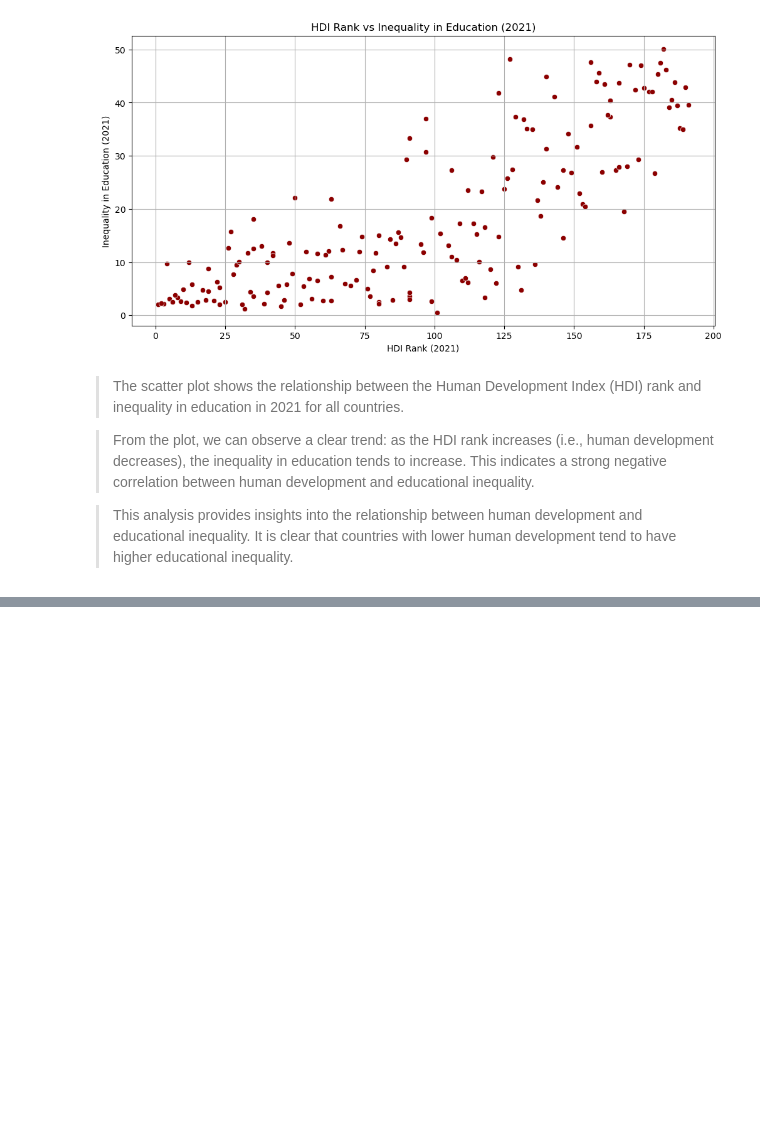
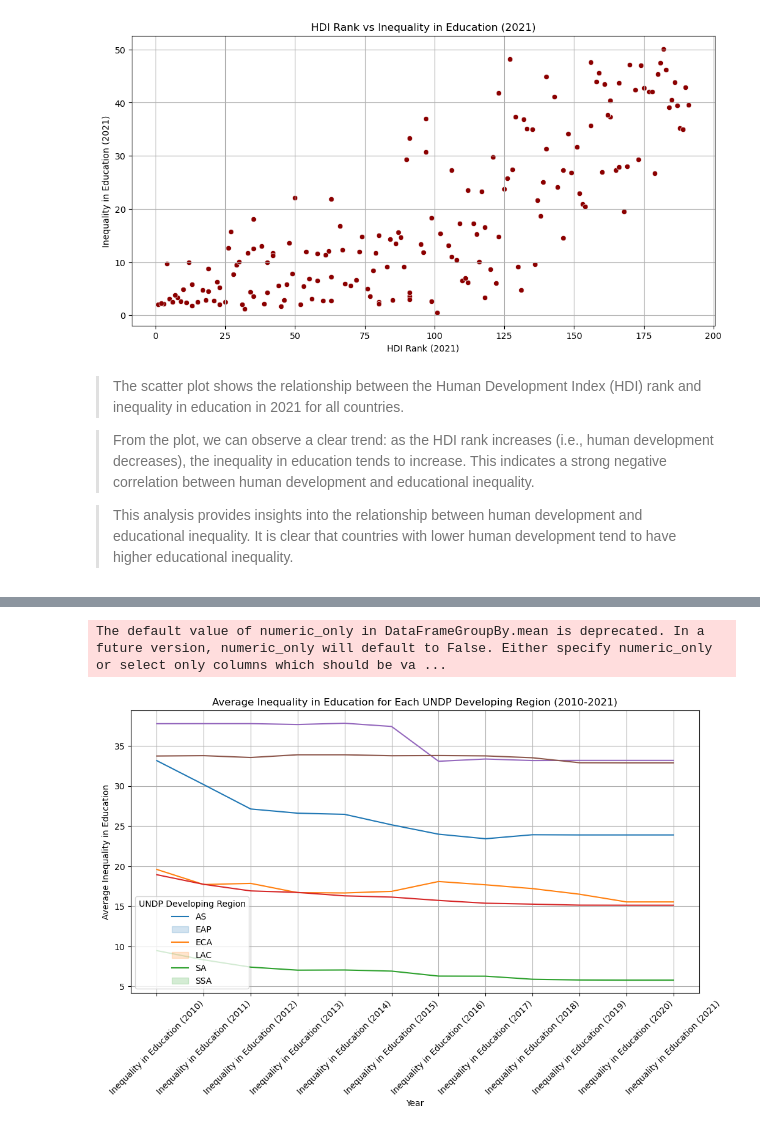
Before and after one commit to raj-rajat/Inequality-in-Education-Around-the-World, a Jupyter notebook: inequality-in-education-around-the-world.ipynb, the cells around one changed output, grey strips where cells are left out. Drawn from its saved outputs; the diff is of its cells as text; code cells hidden in the pictures; blank space fills up the shorter version.

```diff
--- a/inequality-in-education-around-the-world.ipynb
+++ b/inequality-in-education-around-the-world.ipynb
@@ -389,0 +577,22 @@ fig.show()
+# %%
+# Regional Analysis
+
+# Group by UNDP Developing Regions and compute the mean for each year
+df_region_mean = df.groupby('UNDP Developing Regions').mean()
+
+# Select only the Inequality in Education columns
+df_region_mean = df_region_mean.loc[:, 'Inequality in Education (2010)': 'Inequality in Education (2021)']
+
+# Plot
+plt.figure(figsize=(12, 6))
+sns.lineplot(data=df_region_mean.T, dashes=False)
+plt.xticks(rotation=45)
+plt.title('Average Inequality in Education for Each UNDP Developing Region (2010-2021)')
+plt.xlabel('Year')
+plt.ylabel('Average Inequality in Education')
+plt.legend(title='UNDP Developing Region', labels=df_region_mean.index)
+plt.grid(True)
+plt.show()
+# %% [output]
+The default value of numeric_only in DataFrameGroupBy.mean is deprecated. In a future version, numeric_only will default to False. Either specify numeric_only or select only columns which should be va ...
+[figure, added]
```
Also changed, not shown: parts of 19 cells of this notebook.
